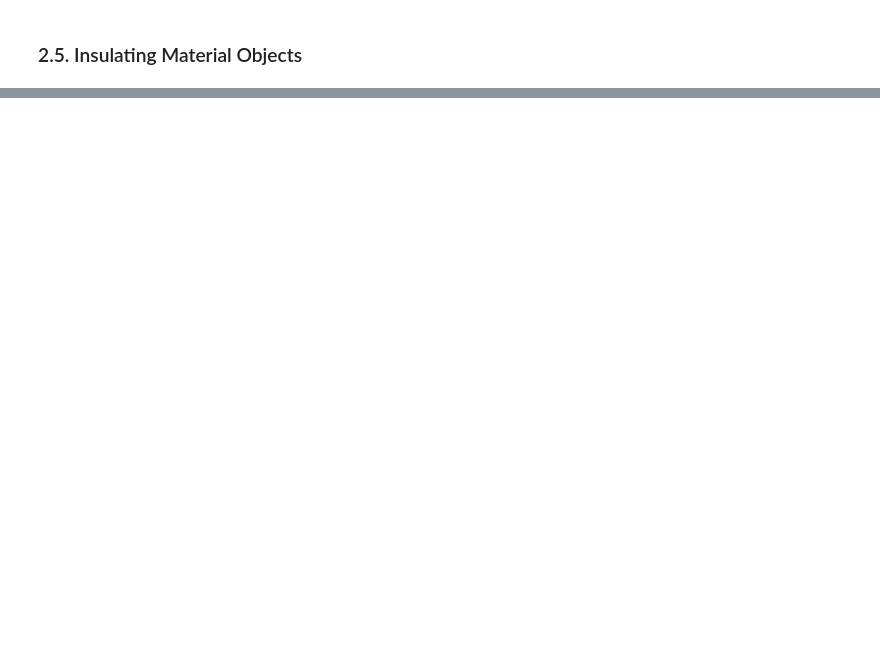
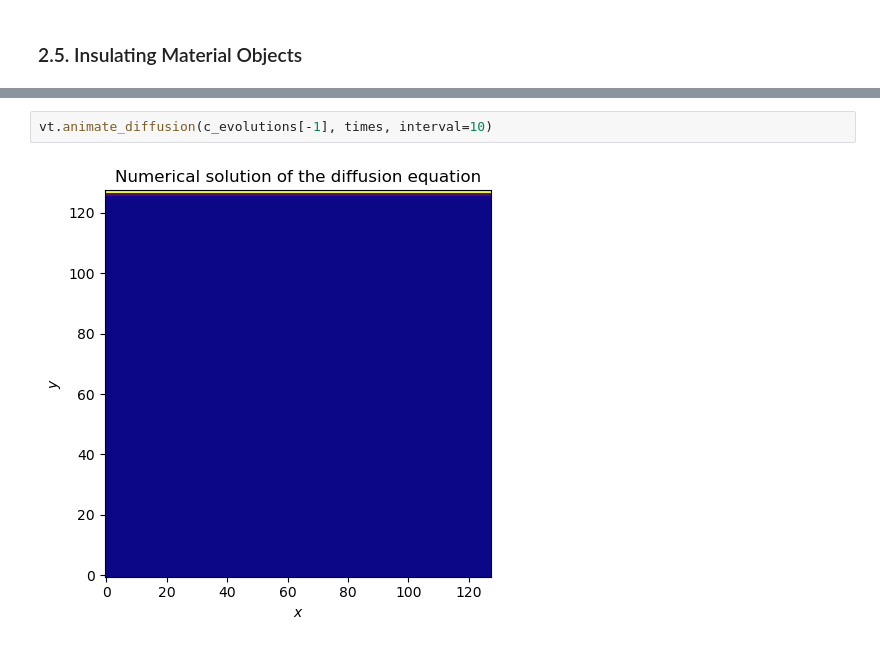
Before and after one commit to mboyan/scented-candles, a Jupyter notebook: Assignment Set 1/AssignmentSet1.ipynb, the cells around one changed output, grey strips where cells are left out. Drawn from its saved outputs; the diff is of its cells as text; blank space fills up the shorter version.

```diff
--- a/Assignment Set 1/AssignmentSet1.ipynb
+++ b/Assignment Set 1/AssignmentSet1.ipynb
@@ -614,0 +676,4 @@ plt.imshow(isolator, origin='lower', cmap='plasma')
+# %%
+vt.animate_diffusion(c_evolutions[-1], times, interval=10)
+# %% [output]
+[figure, added]
```
Also changed, not shown: parts of 14 cells of this notebook, 1 other file.
